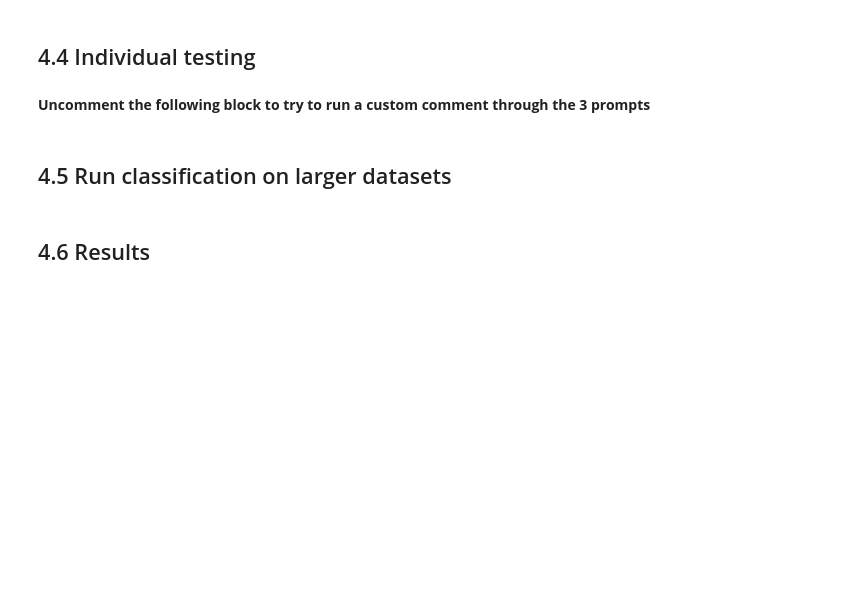
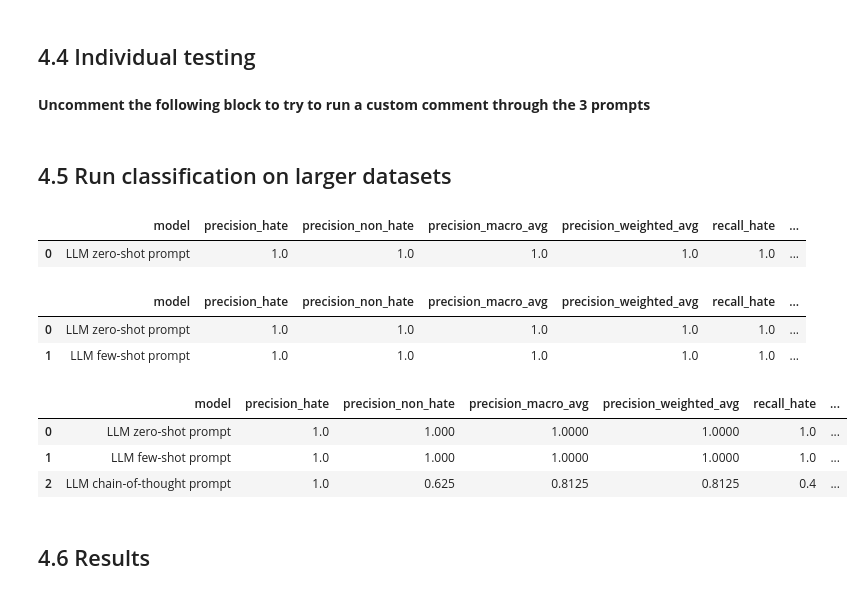
Before and after one commit to AugustBjerg/NLP-exam, a Jupyter notebook: notebooks/NLP_EXAM_FINAL_v1.ipynb, the cells around one changed output. Drawn from its saved outputs; the diff is of its cells as text; code cells hidden in the pictures; blank space fills up the shorter version.

```diff
--- a/notebooks/NLP_EXAM_FINAL_v1.ipynb
+++ b/notebooks/NLP_EXAM_FINAL_v1.ipynb
@@ -1099,7 +948,7 @@ def _classify_grok(prompt: str) -> str:
 
 🚨 **Do so by changing the LLM_BACKEND variable underneath** 🚨
 # %%
-LLM_BACKEND = "openai"   # or "deepseek" or "grok"
+LLM_BACKEND = "grok"   # or "deepseek" or "grok"
 
 def classify_with_llm(prompt: str) -> str:
     if LLM_BACKEND == "openai":
@@ -1187,3 +1027,13 @@ sample_df = pd.concat([sample_0, sample_1]).sample(frac=1, random_state=42).rese
+# %%
+# Number of samples per class
+n_per_class = 500
+
+# Subset the data for each class
+class_0_subset = test_df[test_df['is_hate_speech'] == 0].sample(n=n_per_class, random_state=42)
+class_1_subset = test_df[test_df['is_hate_speech'] == 1].sample(n=n_per_class, random_state=42)
+
+# Combine the subsets and shuffle
+balanced_subset = pd.concat([class_0_subset, class_1_subset]).sample(frac=1, random_state=42).reset_index(drop=True)
 # %%
 def run_classification(df, template_fn, classify_fn):
     preds = []
@@ -1200,3 +1055,42 @@ cot_preds      = run_classification(sample_df, cot_3_template, classify_with_llm
+# %%
+simple_preds   = run_classification(balanced_subset, zero_shot_template, classify_with_llm)
+
+# Dirty way to get intermediate results
+y_simple = to_numeric(simple_preds)
+report_simple = classification_report(y_true, y_simple, output_dict=True)
+append_results(llm_results, report_simple, 'LLM zero-shot prompt', EVALUATION_METRICS)
+llm_results_df = pd.DataFrame(llm_results)
+llm_results_df
+# %% [output]
+|  | model | precision_hate | precision_non_hate | precision_macro_avg | precision_weighted_avg | recall_hate | ... |
+| 0 | LLM zero-shot prompt | 1.0 | 1.0 | 1.0 | 1.0 | 1.0 | ... |
+# %%
+few_shot_preds = run_classification(balanced_subset, few_shot_template, classify_with_llm)
+
+# Dirty way to get intermediate results
+y_few   = to_numeric(few_shot_preds)
+report_few = classification_report(y_true, y_few, output_dict=True)
+append_results(llm_results, report_few, 'LLM few-shot prompt', EVALUATION_METRICS)
+llm_results_df = pd.DataFrame(llm_results)
+llm_results_df
+# %% [output]
+|  | model | precision_hate | precision_non_hate | precision_macro_avg | precision_weighted_avg | recall_hate | ... |
+| 0 | LLM zero-shot prompt | 1.0 | 1.0 | 1.0 | 1.0 | 1.0 | ... |
+| 1 | LLM few-shot prompt | 1.0 | 1.0 | 1.0 | 1.0 | 1.0 | ... |
+# %%
+cot_preds      = run_classification(balanced_subset, cot_3_template, classify_with_llm)
+
+# Dirty way to get intermediate results
+y_cot   = to_numeric(cot_preds)
+report_cot = classification_report(y_true, y_cot, output_dict=True)
+append_results(llm_results, report_cot, 'LLM chain-of-thought prompt', EVALUATION_METRICS)
+llm_results_df = pd.DataFrame(llm_results)
+llm_results_df
+# %% [output]
+|  | model | precision_hate | precision_non_hate | precision_macro_avg | precision_weighted_avg | recall_hate | ... |
+| 0 | LLM zero-shot prompt | 1.0 | 1.000 | 1.0000 | 1.0000 | 1.0 | ... |
+| 1 | LLM few-shot prompt | 1.0 | 1.000 | 1.0000 | 1.0000 | 1.0 | ... |
+| 2 | LLM chain-of-thought prompt | 1.0 | 0.625 | 0.8125 | 0.8125 | 0.4 | ... |
 # %% [markdown]
 ## 4.6 Results
 # %%
```
Also changed, not shown: parts of 19 cells of this notebook.
